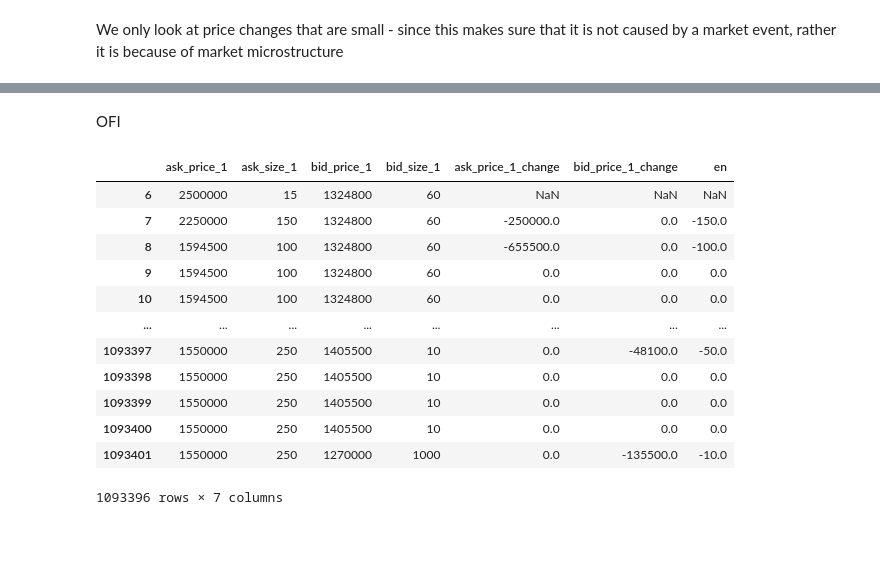
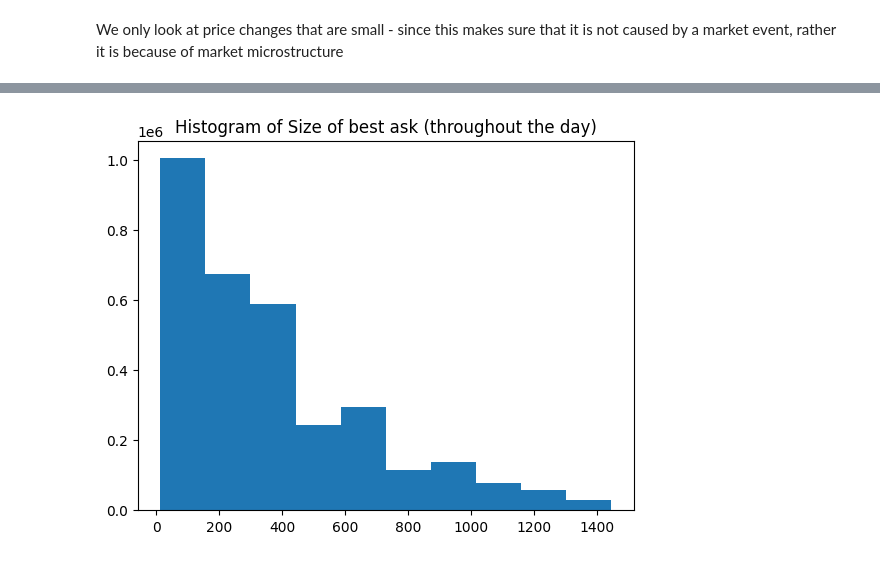
Before and after one commit to JingHui-Tan/dissertation-iceberg, a Jupyter notebook: EDA.ipynb, the cells around one changed output, grey strips where cells are left out. Cells and saved outputs as stored; diff of their text form; code cells hidden in the pictures.

```diff
--- a/EDA.ipynb
+++ b/EDA.ipynb
@@ -334,2 +386,0 @@ np.float64(-0.0004874165395687413)
-# %% [markdown]
-OFI
@@ -351,16 +387,10 @@ filtered_AAPL_OB2['en'] = (I_bid_ge * filtered_AAPL_OB2['bid_size_1'] - I_bid_le
-# %%
-filtered_AAPL_OB2
-# %% [output]
-|  | ask_price_1 | ask_size_1 | bid_price_1 | bid_size_1 | ask_price_1_change | bid_price_1_change | en |
-| 6 | 2500000 | 15 | 1324800 | 60 | NaN | NaN | NaN |
-| 7 | 2250000 | 150 | 1324800 | 60 | -250000.0 | 0.0 | -150.0 |
-| 8 | 1594500 | 100 | 1324800 | 60 | -655500.0 | 0.0 | -100.0 |
-| 9 | 1594500 | 100 | 1324800 | 60 | 0.0 | 0.0 | 0.0 |
-| 10 | 1594500 | 100 | 1324800 | 60 | 0.0 | 0.0 | 0.0 |
-| ... | ... | ... | ... | ... | ... | ... | ... |
-| 1093397 | 1550000 | 250 | 1405500 | 10 | 0.0 | -48100.0 | -50.0 |
-| 1093398 | 1550000 | 250 | 1405500 | 10 | 0.0 | 0.0 | 0.0 |
-| 1093399 | 1550000 | 250 | 1405500 | 10 | 0.0 | 0.0 | 0.0 |
-| 1093400 | 1550000 | 250 | 1405500 | 10 | 0.0 | 0.0 | 0.0 |
-| 1093401 | 1550000 | 250 | 1270000 | 1000 | 0.0 | -135500.0 | -10.0 |
-1093396 rows × 7 columns
+# %%
+# Define the base date
+base_date2 = pd.Timestamp('2019-01-02')
+base_date3 = pd.Timestamp('2019-01-03')
+base_date4 = pd.Timestamp('2019-01-04')
+
+# Add the timedelta (time_sec) to the base date
+AAPL_M2.index = base_date2 + AAPL_M2.index
+AAPL_M3.index = base_date3 + AAPL_M3.index
+AAPL_M4.index = base_date4 + AAPL_M4.index
@@ -366,0 +399,17 @@ filtered_AAPL_OB2
+# %%
+AAPL_OB2.index = AAPL_M2.index
+AAPL_OB3.index = AAPL_M3.index
+AAPL_OB4.index = AAPL_M4.index
+# %%
+AAPL_OB = pd.concat([AAPL_OB2, AAPL_OB3, AAPL_OB4])
+# %%
+size_5q_ask = AAPL_OB['ask_size_1'].quantile(0.05)
+size_95q_ask = AAPL_OB['ask_size_1'].quantile(0.95)
+size_5q_bid = AAPL_OB['bid_size_1'].quantile(0.05)
+size_95q_bid = AAPL_OB['bid_size_1'].quantile(0.95)
+# %%
+plt.hist(AAPL_OB[(size_5q_ask < AAPL_OB['ask_size_1']) & (AAPL_OB['ask_size_1'] < size_95q_ask)]['ask_size_1'])
+plt.title("Histogram of Size of best ask (throughout the day)")
+plt.show()
+# %% [output]
+[figure, added]
```
Also changed, not shown: parts of 19 cells of this notebook, 2 other files.
